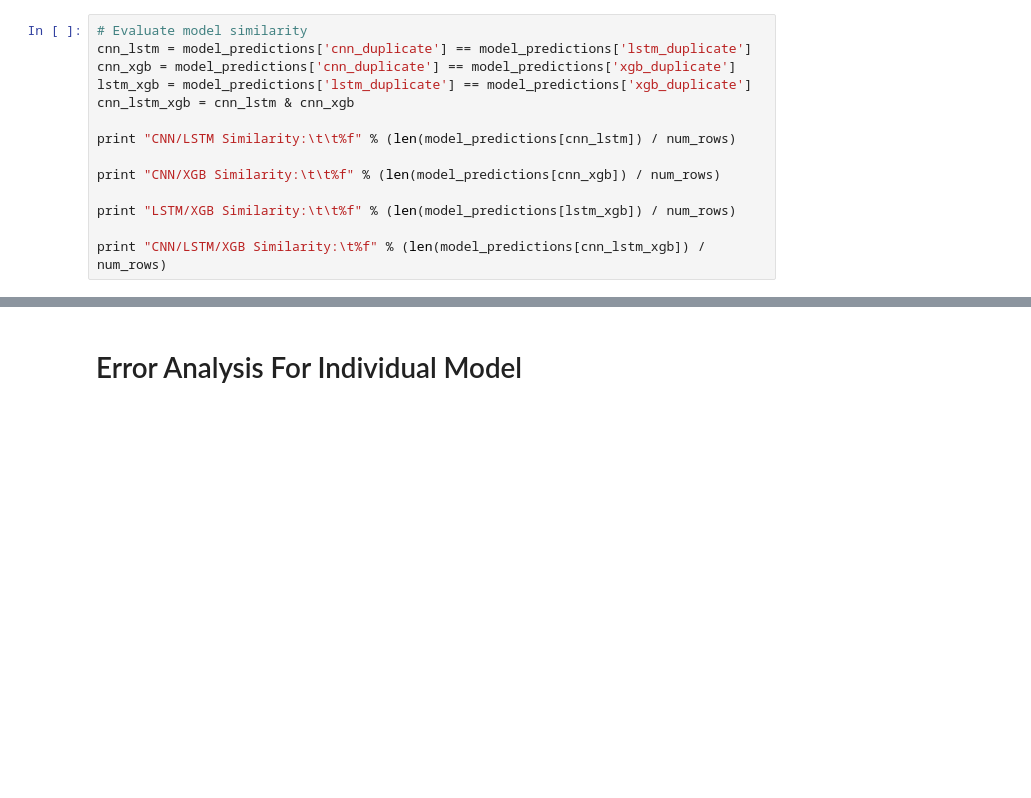
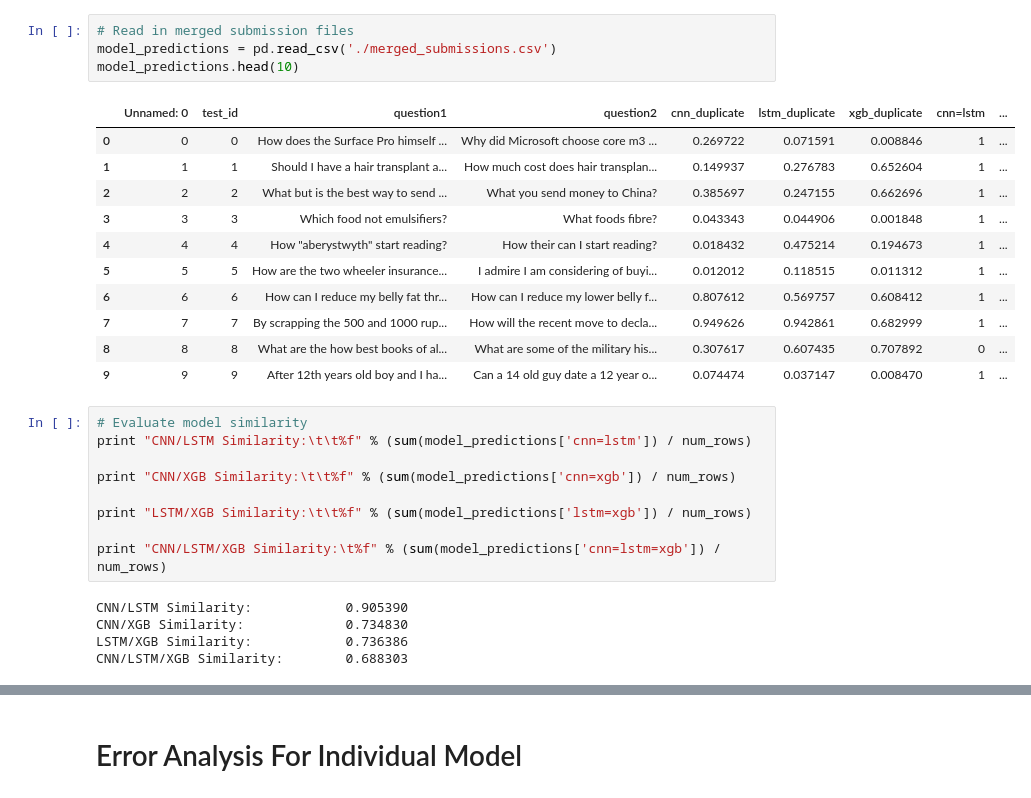
Before and after one commit to bwputman/266-project, a Jupyter notebook: ErrorAnalysis.ipynb, the cells around one changed output, grey strips where cells are left out. Saved outputs shown, nothing was run; the diff lists cells and outputs as text; blank space fills up the shorter version.

```diff
--- a/ErrorAnalysis.ipynb
+++ b/ErrorAnalysis.ipynb
@@ -55,17 +84,33 @@ print "Number of Rows:\t\t" + str(num_rows)
+# %%
+# Read in merged submission files
+model_predictions = pd.read_csv('./merged_submissions.csv')
+model_predictions.head(10)
+# %% [output]
+|  | Unnamed: 0 | test_id | question1 | question2 | cnn_duplicate | lstm_duplicate | xgb_duplicate | cnn=lstm | ... |
+| 0 | 0 | 0 | How does the Surface Pro himself ... | Why did Microsoft choose core m3 ... | 0.269722 | 0.071591 | 0.008846 | 1 | ... |
+| 1 | 1 | 1 | Should I have a hair transplant a... | How much cost does hair transplan... | 0.149937 | 0.276783 | 0.652604 | 1 | ... |
+| 2 | 2 | 2 | What but is the best way to send ... | What you send money to China? | 0.385697 | 0.247155 | 0.662696 | 1 | ... |
+| 3 | 3 | 3 | Which food not emulsifiers? | What foods fibre? | 0.043343 | 0.044906 | 0.001848 | 1 | ... |
+| 4 | 4 | 4 | How "aberystwyth" start reading? | How their can I start reading? | 0.018432 | 0.475214 | 0.194673 | 1 | ... |
+| 5 | 5 | 5 | How are the two wheeler insurance... | I admire I am considering of buyi... | 0.012012 | 0.118515 | 0.011312 | 1 | ... |
+| 6 | 6 | 6 | How can I reduce my belly fat thr... | How can I reduce my lower belly f... | 0.807612 | 0.569757 | 0.608412 | 1 | ... |
+| 7 | 7 | 7 | By scrapping the 500 and 1000 rup... | How will the recent move to decla... | 0.949626 | 0.942861 | 0.682999 | 1 | ... |
+| 8 | 8 | 8 | What are the how best books of al... | What are some of the military his... | 0.307617 | 0.607435 | 0.707892 | 0 | ... |
+| 9 | 9 | 9 | After 12th years old boy and I ha... | Can a 14 old guy date a 12 year o... | 0.074474 | 0.037147 | 0.008470 | 1 | ... |
 # %%
 # Evaluate model similarity
-cnn_lstm = model_predictions['cnn_duplicate'] == model_predictions['lstm_duplicate']
-cnn_xgb = model_predictions['cnn_duplicate'] == model_predictions['xgb_duplicate']
-lstm_xgb = model_predictions['lstm_duplicate'] == model_predictions['xgb_duplicate']
-cnn_lstm_xgb = cnn_lstm & cnn_xgb
+print "CNN/LSTM Similarity:\t\t%f" % (sum(model_predictions['cnn=lstm']) / num_rows)
 
-print "CNN/LSTM Similarity:\t\t%f" % (len(model_predictions[cnn_lstm]) / num_rows)
+print "CNN/XGB Similarity:\t\t%f" % (sum(model_predictions['cnn=xgb']) / num_rows)
 
-print "CNN/XGB Similarity:\t\t%f" % (len(model_predictions[cnn_xgb]) / num_rows)
+print "LSTM/XGB Similarity:\t\t%f" % (sum(model_predictions['lstm=xgb']) / num_rows)
 
-print "LSTM/XGB Similarity:\t\t%f" % (len(model_predictions[lstm_xgb]) / num_rows)
-
-print "CNN/LSTM/XGB Similarity:\t%f" % (len(model_predictions[cnn_lstm_xgb]) / num_rows)
+print "CNN/LSTM/XGB Similarity:\t%f" % (sum(model_predictions['cnn=lstm=xgb']) / num_rows)
+# %% [output]
+CNN/LSTM Similarity:            0.905390
+CNN/XGB Similarity:             0.734830
+LSTM/XGB Similarity:            0.736386
+CNN/LSTM/XGB Similarity:        0.688303
 # %%
 # Explore CNN/LSTM differences
 # Print ~20 rows (small, but representative sample) and compare/contrast
```
Also changed, not shown: parts of 11 cells of this notebook.
